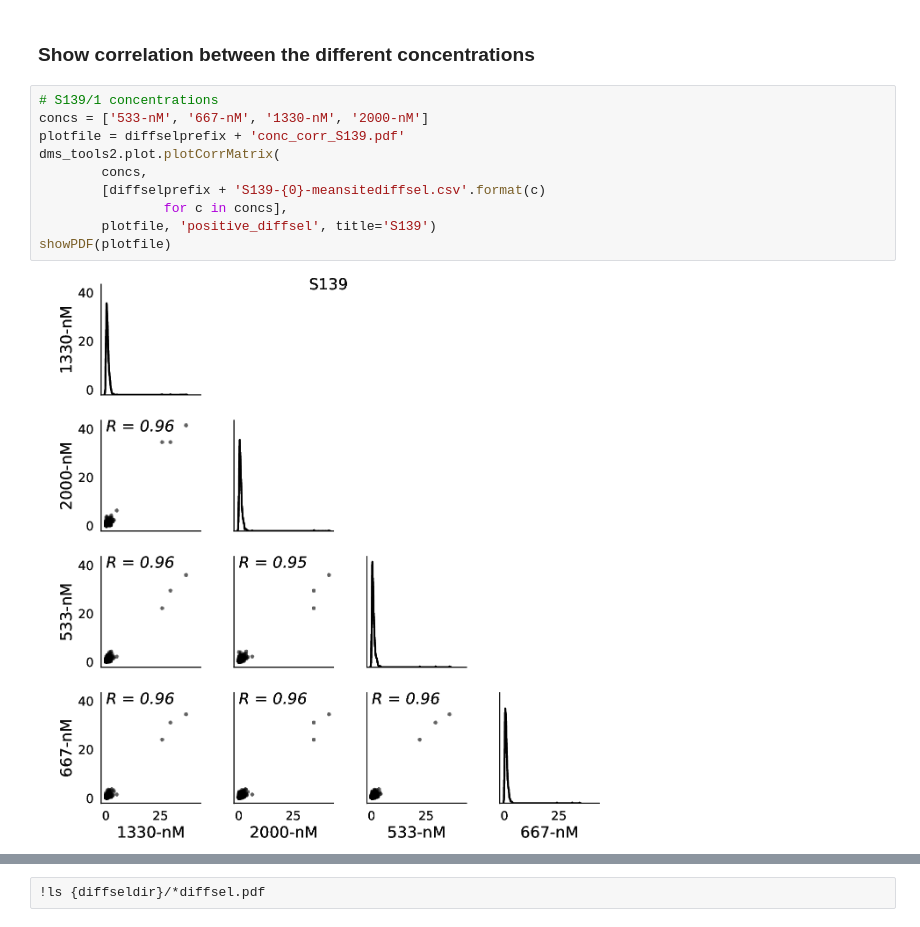
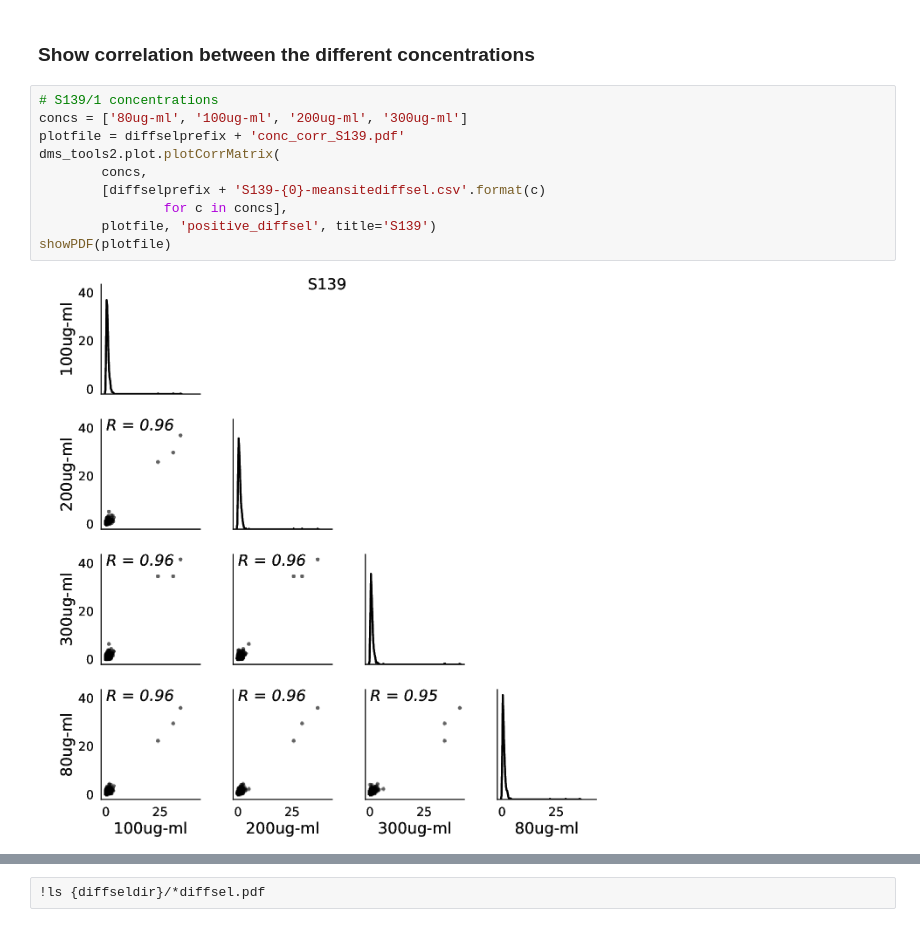
Before and after one commit to jbloomlab/HA_antibody_ease_of_escape, a Jupyter notebook: analysis_code/analysis_notebook.ipynb, the cells around one changed output, grey strips where cells are left out. Cells and saved outputs as stored; diff of their text form.

```diff
--- a/analysis_code/analysis_notebook.ipynb
+++ b/analysis_code/analysis_notebook.ipynb
@@ -442,15 +416,15 @@ However, the two stalk-targeting antibodies, FI6v3 and C179, show weak correlati
 ### Show correlation between the different concentrations
 # %%
 # S139/1 concentrations
-concs = ['533-nM', '667-nM', '1330-nM', '2000-nM']
+concs = ['80ug-ml', '100ug-ml', '200ug-ml', '300ug-ml']
 plotfile = diffselprefix + 'conc_corr_S139.pdf'
 dms_tools2.plot.plotCorrMatrix(
         concs,
         [diffselprefix + 'S139-{0}-meansitediffsel.csv'.format(c)
                 for c in concs],
         plotfile, 'positive_diffsel', title='S139')
 showPDF(plotfile)
 # %% [output]
-[figure, old version]
+[figure, new version]
 # %%
 # C179 concentrations
```
Also changed, not shown: parts of 37 cells of this notebook, 1 other file.
